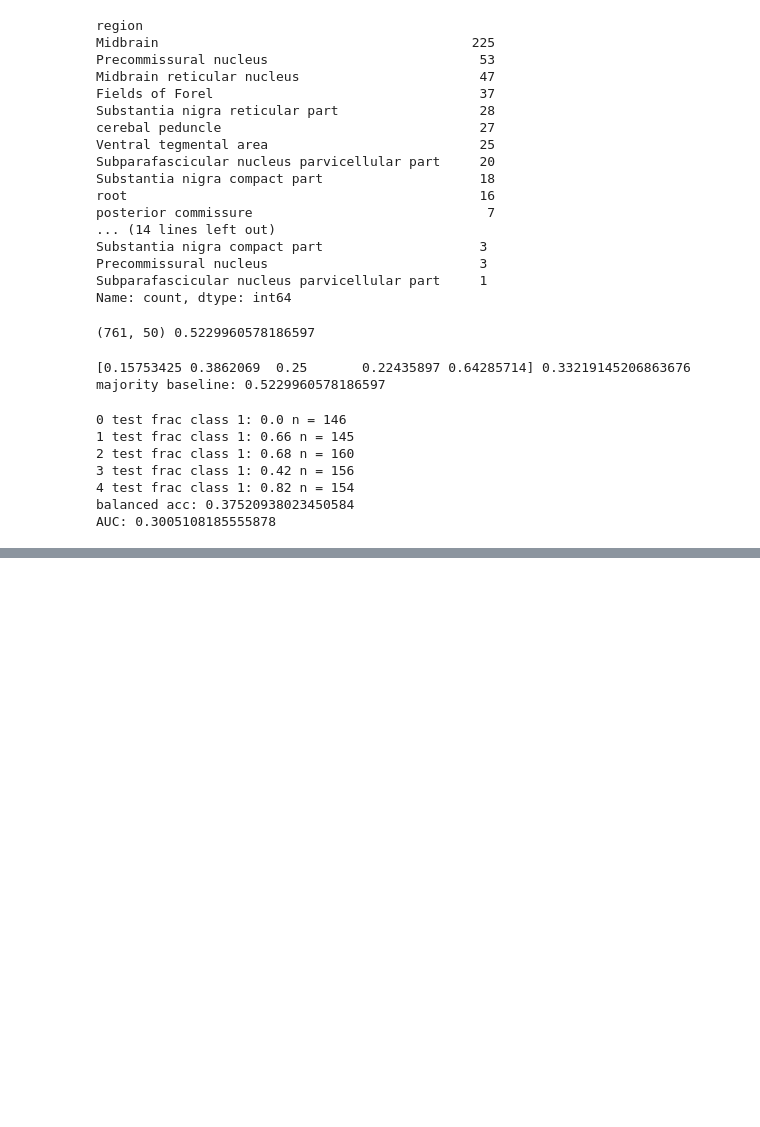
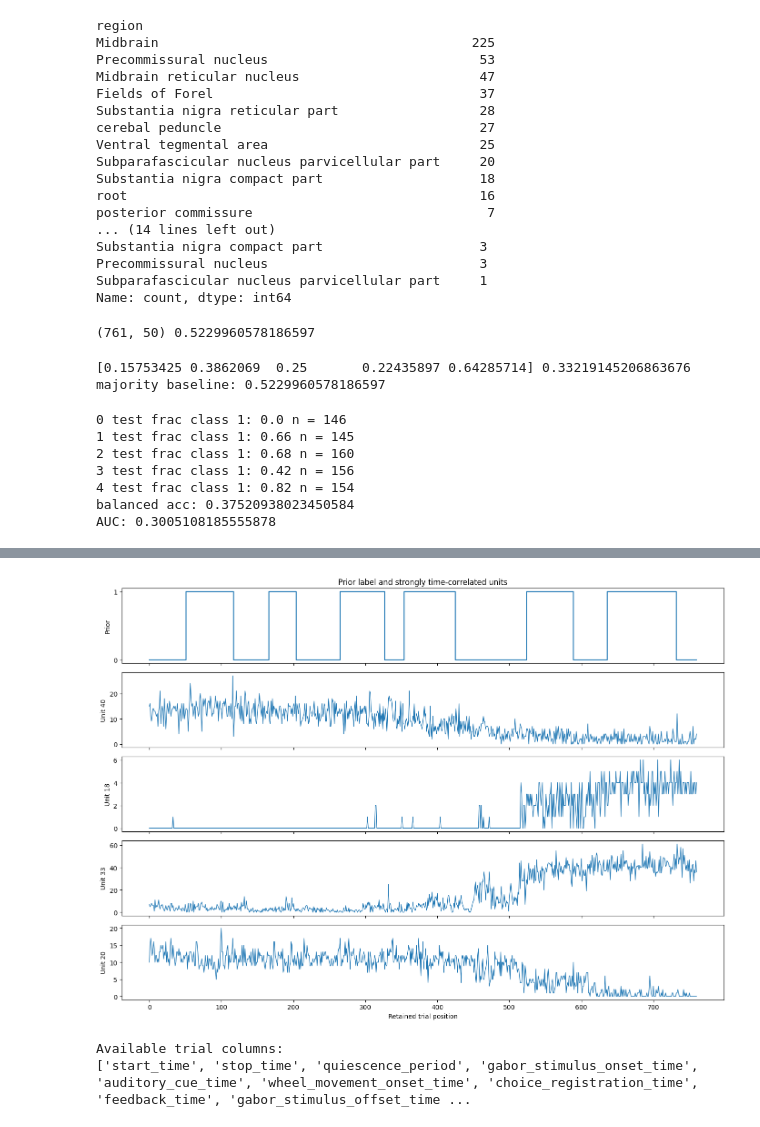
Before and after one commit to mauryaswasti8-droid/Ascendra, a Jupyter notebook: ibl_bwm_explore.ipynb, the cells around one changed output, grey strips where cells are left out. Drawn from its saved outputs; the diff is of its cells as text; code cells hidden in the pictures; blank space fills up the shorter version.

```diff
--- a/ibl_bwm_explore.ipynb
+++ b/ibl_bwm_explore.ipynb
@@ -244,0 +1181,35 @@ AUC: 0.3005108185555878
+# %%
+
+import matplotlib.pyplot as plt
+import numpy as np
+
+units_to_plot = [40, 18, 33, 20]
+positions = np.arange(len(y))
+
+fig, axes = plt.subplots(
+    len(units_to_plot) + 1, 1,
+    figsize=(14, 10),
+    sharex=True
+)
+
+axes[0].step(positions, y, where="post")
+axes[0].set_ylabel("Prior")
+axes[0].set_yticks([0, 1])
+axes[0].set_title("Prior label and strongly time-correlated units")
+
+for ax, unit in zip(axes[1:], units_to_plot):
+    ax.plot(positions, X[:, unit], linewidth=1)
+    ax.set_ylabel(f"Unit {unit}")
+
+axes[-1].set_xlabel("Retained trial position")
+plt.tight_layout()
+plt.show()
+# %% [output]
+[figure, added]
+# %%
+
+print("Available trial columns:")
+print(tr.columns.tolist())
+# %% [output]
+Available trial columns:
+['start_time', 'stop_time', 'quiescence_period', 'gabor_stimulus_onset_time', 'auditory_cue_time', 'wheel_movement_onset_time', 'choice_registration_time', 'feedback_time', 'gabor_stimulus_offset_time ...
```
Also changed, not shown: parts of 30 cells of this notebook.
